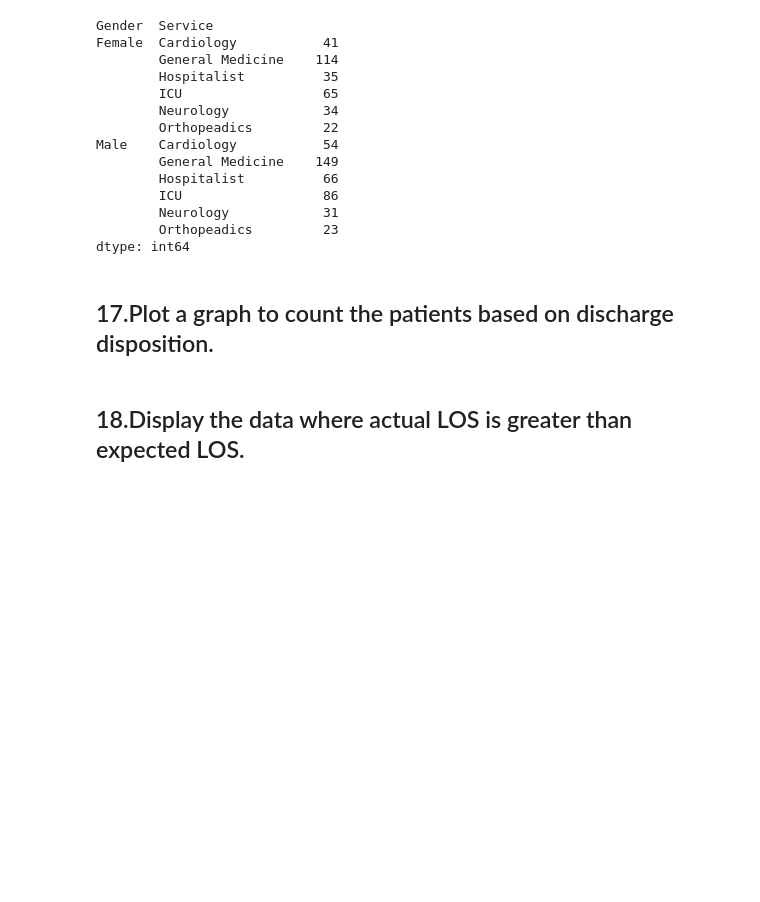
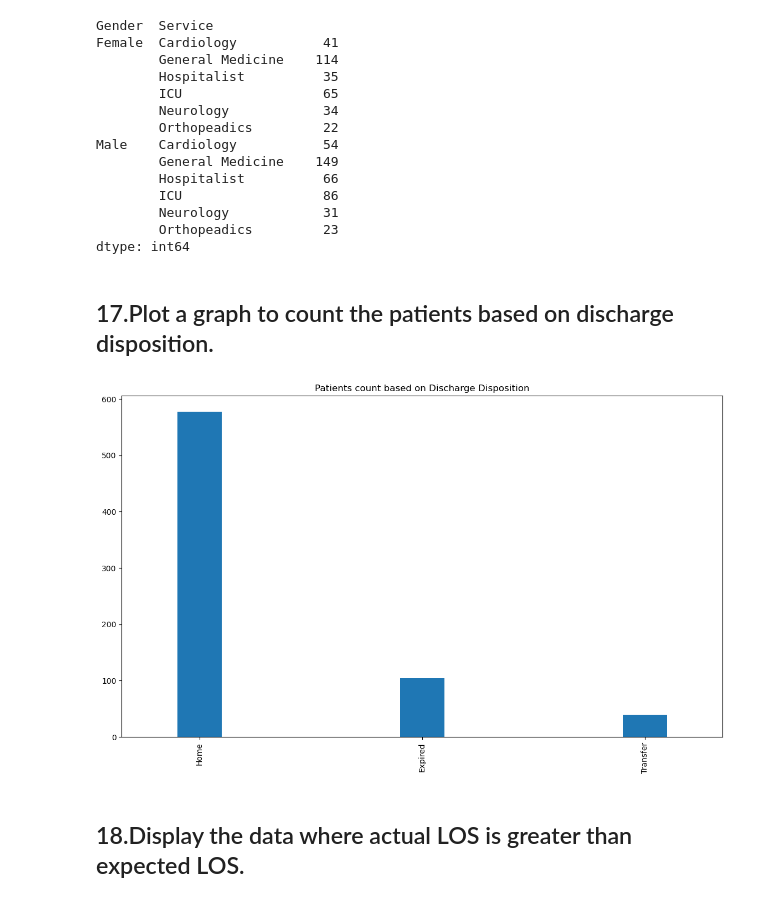
Before and after one commit to JyotsnaSusan/5Py, a Jupyter notebook: Hema1_20.ipynb, the cells around one changed output. Saved outputs shown, nothing was run; the diff lists cells and outputs as text; code cells hidden in the pictures; blank space fills up the shorter version.

```diff
--- a/Hema1_20.ipynb
+++ b/Hema1_20.ipynb
@@ -244,6 +252,20 @@ Male    Cardiology           54
 dtype: int64
 # %% [markdown]
 ## 17.Plot a graph to count the patients based on discharge disposition.
+# %%
+#df_DD = df_Discharges['DischargeDisposition']
+#df_Srvc = df_Discharges['DischargeDisposition']
+#df_Ptnt = df_Discharges['PatientID'].value_counts()
+#plt.bar(df_DD,df_Ptnt)
+
+
+ax.set_xlabel("Discharge Disposition")
+ax.set_ylabel("Patient Count")
+ax = df_Discharges['DischargeDisposition'].value_counts().plot(kind='bar',
+                                    figsize=(14,8), width =0.2,
+                                    title="Patients count based on Discharge Disposition")
+# %% [output]
+[figure, added]
 # %% [markdown]
 ## 18.Display the data where actual LOS is greater than expected LOS.
 # %%
```
Also changed, not shown: parts of 4 cells of this notebook.
